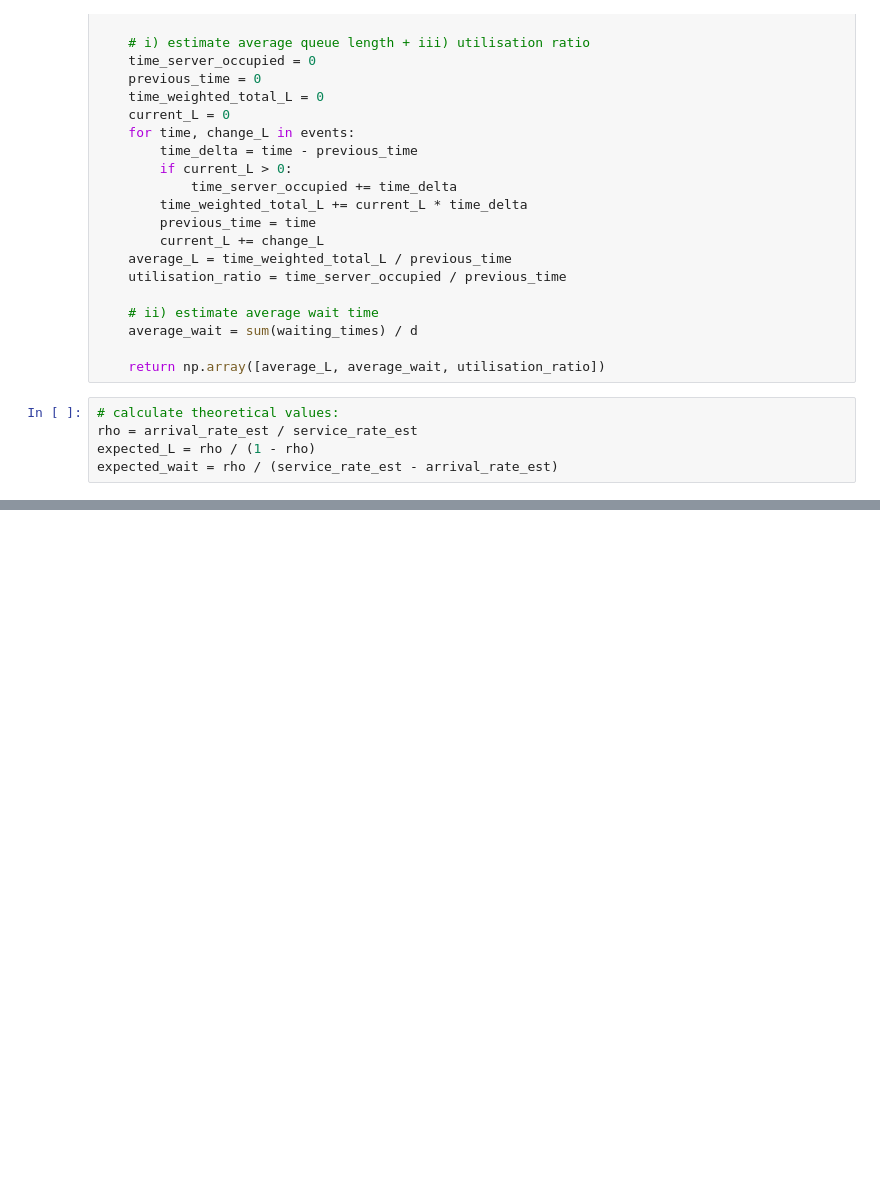
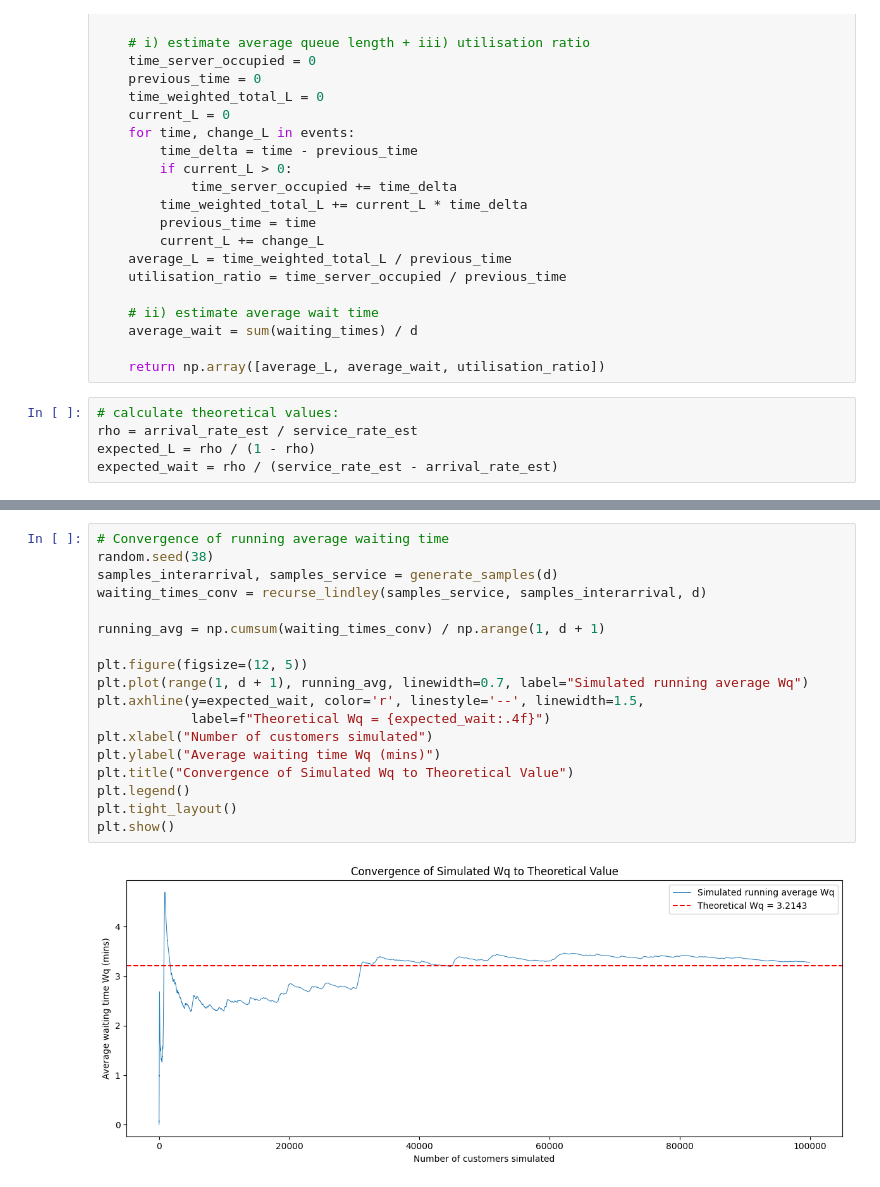
Before and after one commit to SupremeLeader04/Operations_Research_Queueing_Simulations, a Jupyter notebook: simulations.ipynb, the cells around one changed output, grey strips where cells are left out. Cells and saved outputs as stored; diff of their text form; blank space fills up the shorter version.

```diff
--- a/simulations.ipynb
+++ b/simulations.ipynb
@@ -148,0 +213,20 @@ Waiting Time (mins)       2.6429                2.6263      0.0289    0.628
+# %%
+# Convergence of running average waiting time
+random.seed(38)
+samples_interarrival, samples_service = generate_samples(d)
+waiting_times_conv = recurse_lindley(samples_service, samples_interarrival, d)
+
+running_avg = np.cumsum(waiting_times_conv) / np.arange(1, d + 1)
+
+plt.figure(figsize=(12, 5))
+plt.plot(range(1, d + 1), running_avg, linewidth=0.7, label="Simulated running average Wq")
+plt.axhline(y=expected_wait, color='r', linestyle='--', linewidth=1.5,
+            label=f"Theoretical Wq = {expected_wait:.4f}")
+plt.xlabel("Number of customers simulated")
+plt.ylabel("Average waiting time Wq (mins)")
+plt.title("Convergence of Simulated Wq to Theoretical Value")
+plt.legend()
+plt.tight_layout()
+plt.show()
+# %% [output]
+[figure, added]
```
Also changed, not shown: parts of 7 cells of this notebook.
